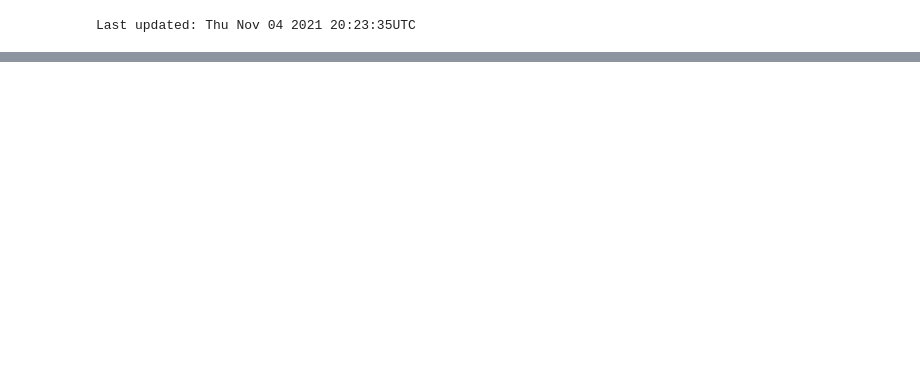
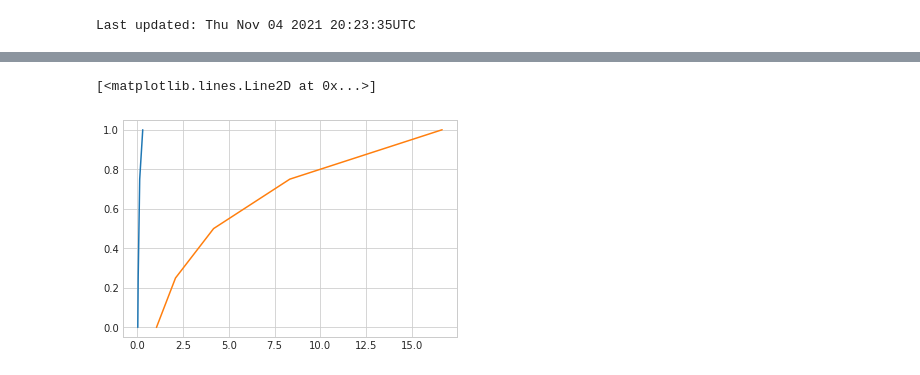
Before and after one commit to gomezf/JupyterSandbox, a Jupyter notebook: FgTest.ipynb, the cells around one changed output, grey strips where cells are left out. Saved outputs shown, nothing was run; the diff lists cells and outputs as text; code cells hidden in the pictures; blank space fills up the shorter version.

```diff
--- a/FgTest.ipynb
+++ b/FgTest.ipynb
@@ -51,0 +56,6 @@ UsageError: unrecognized arguments: numpy, geopy,watermark
+# %%
+plt.plot(points_ogi,probs)
+plt.plot(points_ae,probs)
+# %% [output]
+[<matplotlib.lines.Line2D at 0x...>]
+[figure, added]
```
Also changed, not shown: parts of 8 cells of this notebook, 1 other file.
